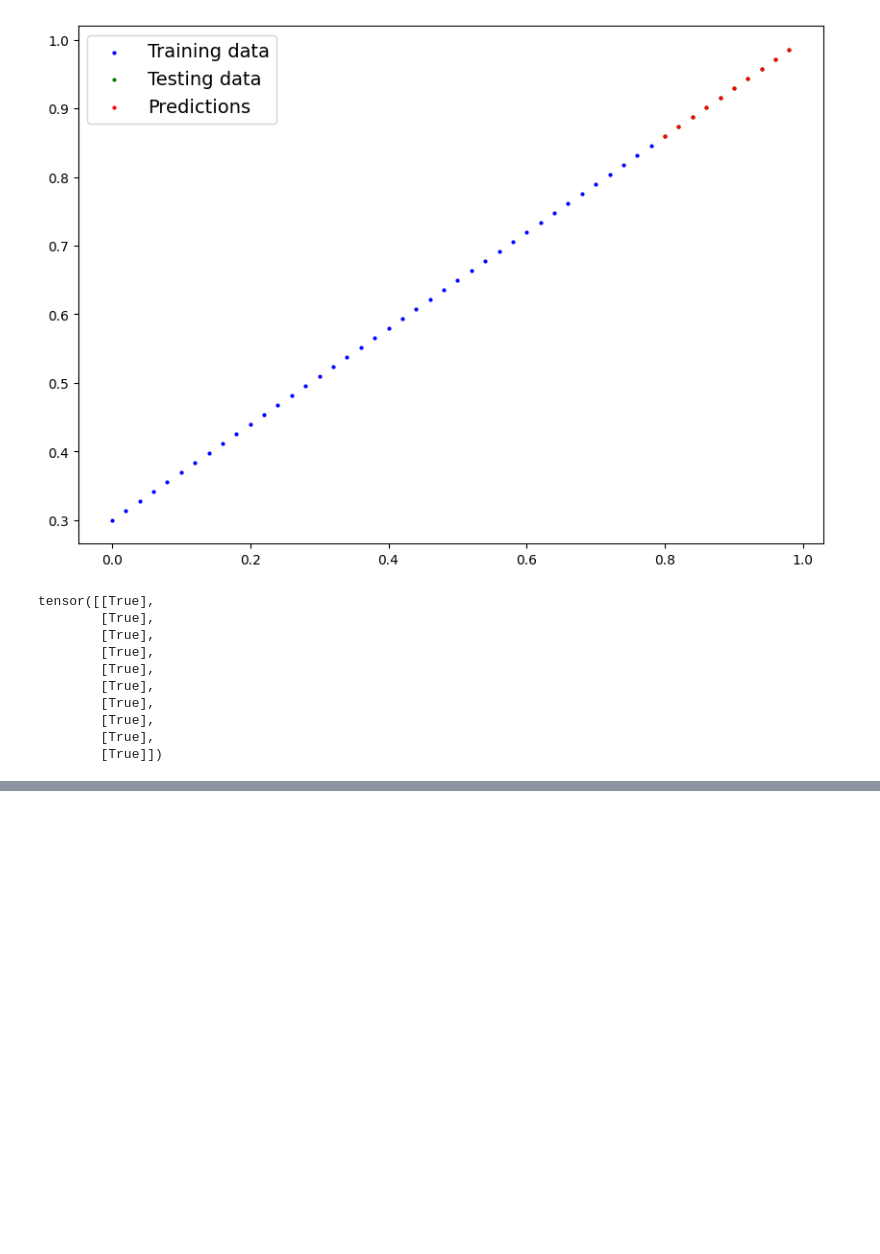
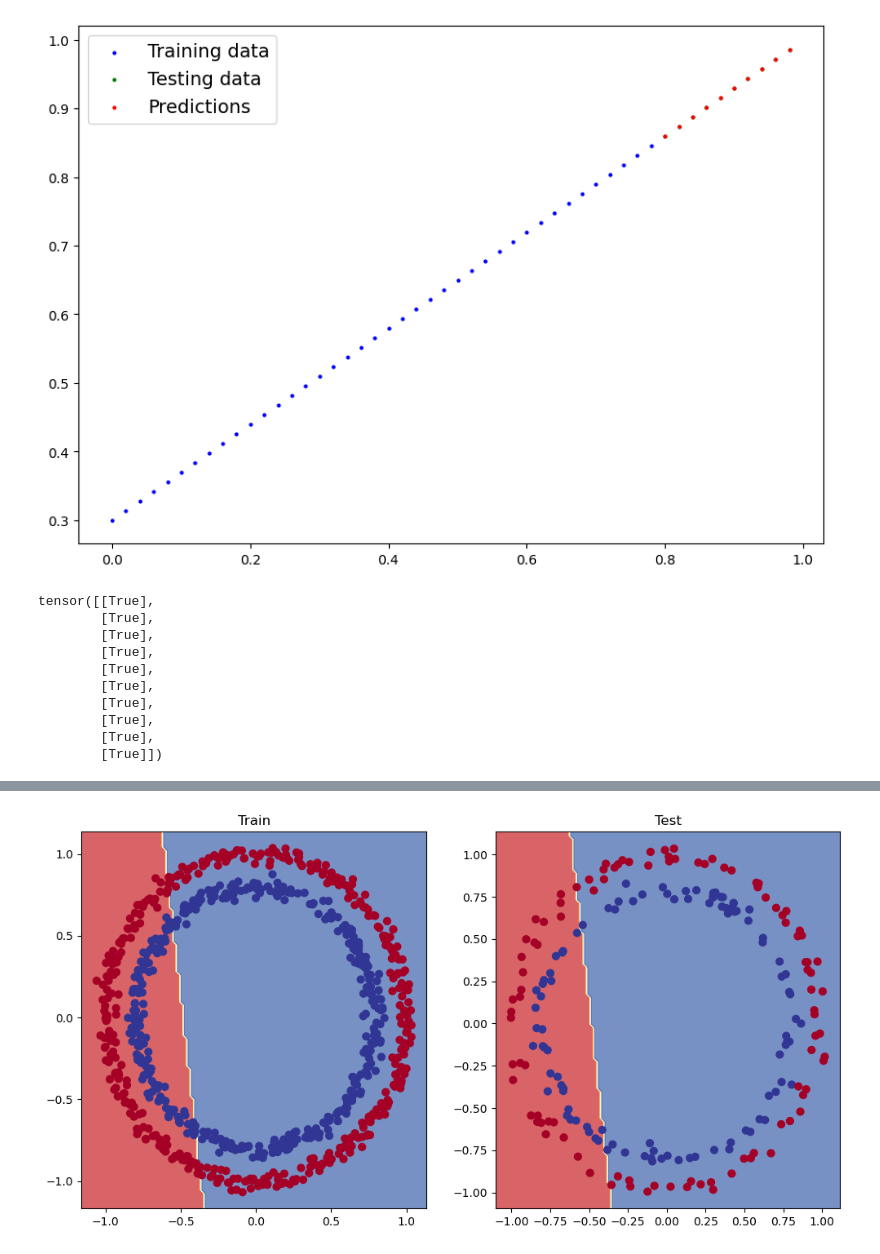
Before and after one commit to SuedIsProgramming/RNO-G-CNN, a Jupyter notebook: pytorch_testing/pytorch_learning.ipynb, the cells around one changed output, grey strips where cells are left out. Cells and saved outputs as stored; diff of their text form; code cells hidden in the pictures; blank space fills up the shorter version.

```diff
--- a/pytorch_testing/pytorch_learning.ipynb
+++ b/pytorch_testing/pytorch_learning.ipynb
@@ -516,0 +552,8 @@ tensor([[True],
+# %%
+# Useful train test split function from sklearn!
+
+from sklearn.model_selection import train_test_split
+
+X_train, X_test, y_train, y_test = train_test_split(X,y,test_size=0.2,random_state=42)
+
+len(X_train), len(X_test), len(y_train), len(y_test)
@@ -516,0 +642,28 @@ tensor([[True],
+# %%
+# Create a loss function
+# loss_fn = nn.BCELoss() # BCELoss = no sigmoid built-in
+loss_fn = nn.BCEWithLogitsLoss() # BCEWithLogitsLoss = sigmoid built-in
+
+# Create an optimizer
+optimizer = torch.optim.SGD(params=model_0.parameters(),
+                            lr=0.1)
+
+# Calculate accuracy:
+def accuracy_fn(y_true, y_pred):
+    correct = torch.eq(y_true, y_pred).sum().item() # .item() will convert the 0-rank tensor into a integer.
+    acc = (correct/len(y_pred)) * 100
+    return acc
+# %%
+# The model will output logits, which we will then normalize with Sigmoid or Softmax to obtain prediction labels from 0 to 1
+with torch.inference_mode():
+    y_logits = model_0(X_test.to(device))[:5]
+
+print(y_logits[:5])
+
+y_sigmoid = torch.sigmoid(y_logits) # Sigmoid function converts these to probabilities!
+
+print(y_sigmoid)
+
+y_pred_probs = torch.round(y_sigmoid)
+
+print(y_pred_probs.squeeze())
@@ -516,0 +773,11 @@ tensor([[True],
+# %%
+# Plot the decision boundary
+plt.figure(figsize= (12, 6))
+plt.subplot(1, 2, 1)
+plt.title("Train")
+plot_decision_boundary(model_0, X_train, y_train)
+plt.subplot(1, 2, 2)
+plt.title("Test")
+plot_decision_boundary(model_0, X_test, y_test)
+# %% [output]
+[figure, added]
```
Also changed, not shown: parts of 37 cells of this notebook, 13 other files.
